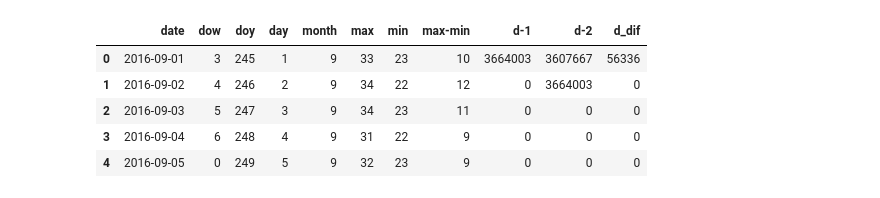
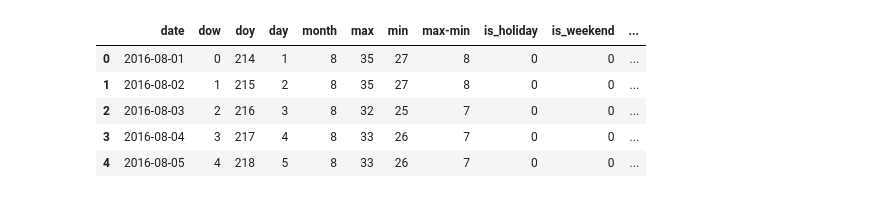
Before and after one commit to imageliu/tianchi_power, a Jupyter notebook: measure1.ipynb, the cells around one changed output. Cells and saved outputs as stored; diff of their text form; code cells hidden in the pictures.

```diff
--- a/measure1.ipynb
+++ b/measure1.ipynb
@@ -18,15 +36,19 @@ warnings.filterwarnings('ignore')
 # %%
 file=r'c:/users/lance/desktop/GitHub_project/tianchi_power_data/matrix_0.csv'
 weatherfile=r'c:/users/lance/desktop/GitHub_project/tianchi_power_data/weather_data_2014-1-1~2016~9-30.xlsx'
+holidayfile=r'c:/users/lance/desktop/GitHub_project/tianchi_power_data/holidays.xlsx'
 numst='sum'
 # %%
 data=pd.read_csv(file)
 weatherdata=pd.read_excel(weatherfile)
+holidaydata=pd.read_excel(holidayfile,header=None)
 data=data.set_index('Unnamed: 0')
 k=[str(x) for x in range(1,1455)]
 k.append('sum')
 data.columns=k
 weatherdata=weatherdata.set_index('date')
+
+
 
 def tz(df,str1):
     df['timestamp']=df.index
@@ -34,26 +56,18 @@ def tz(df,str1):
     df['dow'] = df.time_stamp.apply(lambda x: x.dayofweek)
     df['doy'] = df.time_stamp.apply(lambda x: x.dayofyear)
     df['day'] = df.time_stamp.apply(lambda x: x.day)
+    df['is_weekend']=df.time_stamp.apply(lambda x:1 if x.dayofweek in range(5,7) else 0)
     df['month'] = df.time_stamp.apply(lambda x: x.month)
     df['d-1']=df[str1].shift(1)
     df['d-2']=df[str1].shift(2)
     df['d_dif']=df['d-1']-df['d-2']
     weatherdata['date']=weatherdata.index
     combineddf=pd.merge(left=df,right=weatherdata,left_on='time_stamp',right_on='date',how='left')
-    combineddf=combineddf.fillna(0)
+    combineddf=combineddf.fillna(1)
     return combineddf
 
 combineddf=tz(pd.DataFrame(data[numst]),numst)
 combineddf=combineddf.set_index('time_stamp')
-
-X=combineddf[['dow','doy','day','month','d-1','d-2','d_dif','max','min','max-min']]
-Y=combineddf[[numst]]
-
-Xtrain=X[X.index<'2016-07-01']
-Ytrain=Y[Y.index<'2016-07-01']
-
-Xtest=X[(X.index>='2016-07-01')&(X.index<'2016-08-01')]
-Ytest=Y[(Y.index>='2016-07-01')&(Y.index<'2016-08-01')]
-
-#rfr=xgboost.sklearn.XGBRegressor()
-rfr=GradientBoostingRegressor(max_depth=7,n_estimators=1000,verbose=1,learning_rate=0.09,random_state=1)
+# %%
+holidaylist=list(holidaydata[0])
+combineddf['is_holiday']=combineddf.timestamp.apply(lambda x:1 if pd.to_datetime(x) in holidaylist else 0)
@@ -60,7 +97,6 @@ rfr=GradientBoostingRegressor(max_depth=7,n_estimators=1000,verbose=1,learning_r
 # %%
 rfr.fit(Xtrain,Ytrain)
 print(rfr.score(Xtrain,Ytrain))
-print(rfr.score(Xtest,Ytest))
 
 result=pd.read_excel(r'c:/users/lance/desktop/GitHub_project/tianchi_power_data/result.xlsx')
 
@@ -68,10 +104,15 @@ result['dow'] = result.date.apply(lambda x: x.dayofweek)
 result['doy'] = result.date.apply(lambda x: x.dayofyear)
 result['day'] = result.date.apply(lambda x: x.day)
 result['month'] = result.date.apply(lambda x: x.month)
+result['is_holiday']=result.date.apply(lambda x:1 if pd.to_datetime(x) in holidaylist else 0)
+result['is_weekend']=result.date.apply(lambda x:1 if pd.to_datetime(x).dayofweek in range(5,7) else 0)
+
 
 combinedresultdf=pd.merge(left=result,right=weatherdata,left_on='date',right_on='date',how='left')
 
-combinedresultdf=combinedresultdf[['date','dow','doy','day','month','max','min','max-min']]
+combinedresultdf=combinedresultdf[['date','dow','doy','day','month',
+                                   'max','min',
+                                   'max-min','is_holiday','is_weekend']]
 
 combinedresultdf['d-1']=0
 combinedresultdf['d-2']=0
@@ -87,7 +128,8 @@ c2=c2.reset_index()
 c2.loc[1,'d_dif']=c2.loc[1,'d-1']-c2.loc[1,'d-2']
 
 
-namelist=['dow','doy','day','month','d-1','d-2','d_dif','max','min','max-min']
-c2.head()
+namelist=['dow','doy','day','month','d-1','d-2','d_dif',
+          'max','min',
+          'max-min','is_holiday','is_weekend']
 # %% [output]
       Iter       Train Loss   Remaining Time
@@ -116,14 +152,14 @@ c2.head()
 # %%
-c2.loc[0,'d-1']=Y.loc['2016-08-31'][0]
-c2.loc[0,'d-2']=Y.loc['2016-08-30'][0]
+c2.loc[0,'d-1']=Y.loc['2016-07-31'][0]
+c2.loc[0,'d-2']=Y.loc['2016-07-30'][0]
 c2.loc[0,'d_dif']=c2.loc[0,'d-1']-c2.loc[0,'d-2']
-c2.loc[1,'d-2']=Y.loc['2016-08-31'][0]
+c2.loc[1,'d-2']=Y.loc['2016-07-31'][0]
 c2.head()
 # %% [output]
-|  | date | dow | doy | day | month | max | min | max-min | d-1 | d-2 | d_dif |
-| 0 | 2016-09-01 | 3 | 245 | 1 | 9 | 33 | 23 | 10 | 3664003 | 3607667 | 56336 |
-| 1 | 2016-09-02 | 4 | 246 | 2 | 9 | 34 | 22 | 12 | 0 | 3664003 | 0 |
-| 2 | 2016-09-03 | 5 | 247 | 3 | 9 | 34 | 23 | 11 | 0 | 0 | 0 |
-| 3 | 2016-09-04 | 6 | 248 | 4 | 9 | 31 | 22 | 9 | 0 | 0 | 0 |
-| 4 | 2016-09-05 | 0 | 249 | 5 | 9 | 32 | 23 | 9 | 0 | 0 | 0 |
+|  | date | dow | doy | day | month | max | min | max-min | is_holiday | is_weekend | ... |
+| 0 | 2016-08-01 | 0 | 214 | 1 | 8 | 35 | 27 | 8 | 0 | 0 | ... |
+| 1 | 2016-08-02 | 1 | 215 | 2 | 8 | 35 | 27 | 8 | 0 | 0 | ... |
+| 2 | 2016-08-03 | 2 | 216 | 3 | 8 | 32 | 25 | 7 | 0 | 0 | ... |
+| 3 | 2016-08-04 | 3 | 217 | 4 | 8 | 33 | 26 | 7 | 0 | 0 | ... |
+| 4 | 2016-08-05 | 4 | 218 | 5 | 8 | 33 | 26 | 7 | 0 | 0 | ... |
 # %%
```
Also changed, not shown: parts of 13 cells of this notebook, 1 other file.
